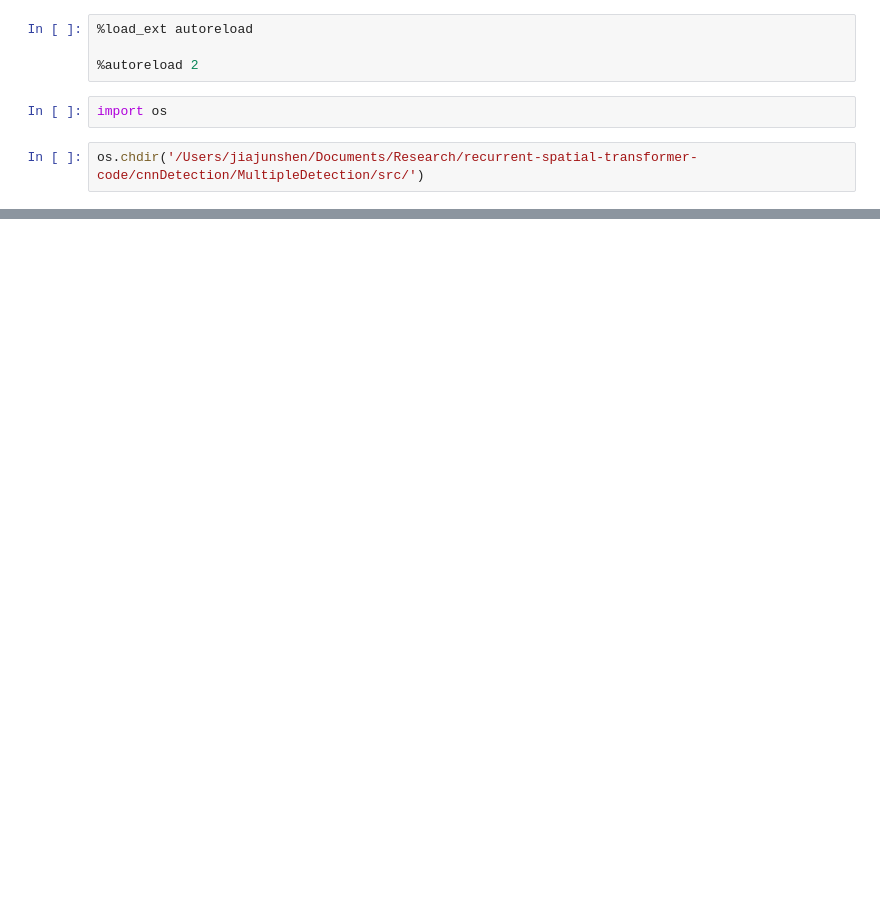
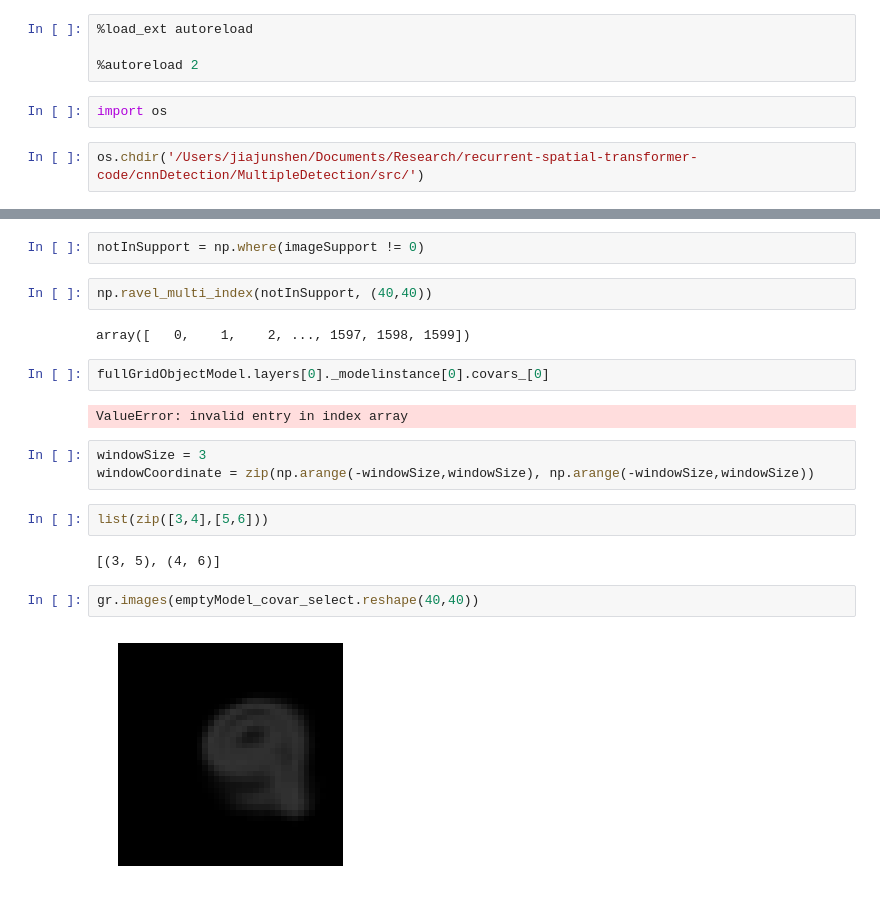
Before and after one commit to jiajunshen/MultipleDetection, a Jupyter notebook: ipythonNotebook/detector.ipynb, the cells around one changed output, grey strips where cells are left out. Drawn from its saved outputs; the diff is of its cells as text; blank space fills up the shorter version.

```diff
--- a/ipythonNotebook/detector.ipynb
+++ b/ipythonNotebook/detector.ipynb
@@ -72,0 +126,21 @@ processedData_reshape_feature = extract_function(np.array(processedData_reshape,
+# %%
+notInSupport = np.where(imageSupport != 0)
+# %%
+np.ravel_multi_index(notInSupport, (40,40))
+# %% [output]
+array([   0,    1,    2, ..., 1597, 1598, 1599])
+# %%
+fullGridObjectModel.layers[0]._modelinstance[0].covars_[0]
+# %% [output]
+ValueError: invalid entry in index array
+# %%
+windowSize = 3
+windowCoordinate = zip(np.arange(-windowSize,windowSize), np.arange(-windowSize,windowSize))
+# %%
+list(zip([3,4],[5,6]))
+# %% [output]
+[(3, 5), (4, 6)]
+# %%
+gr.images(emptyModel_covar_select.reshape(40,40))
+# %% [output]
+[figure, added]
```
Also changed, not shown: parts of 29 cells of this notebook.
